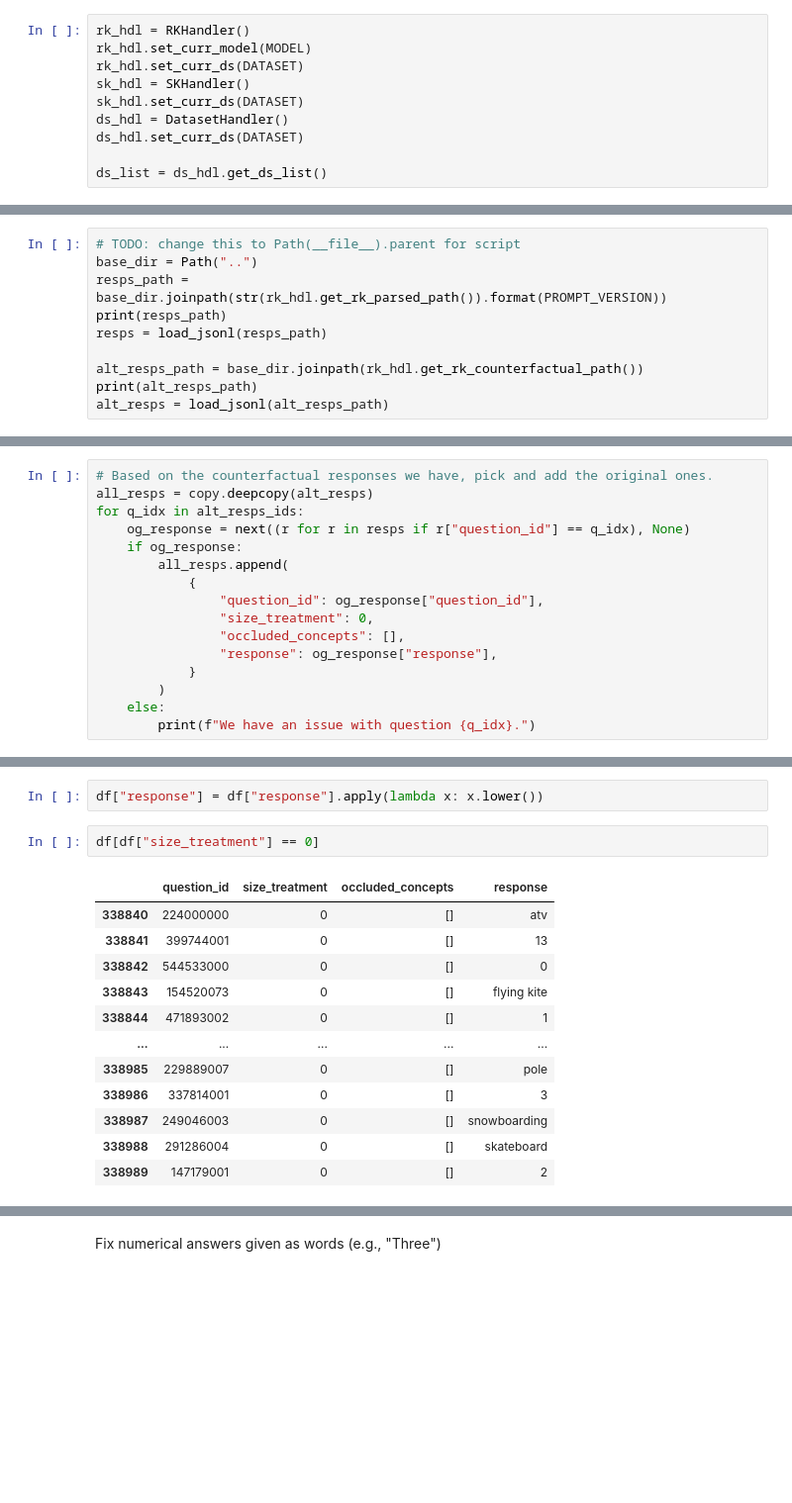
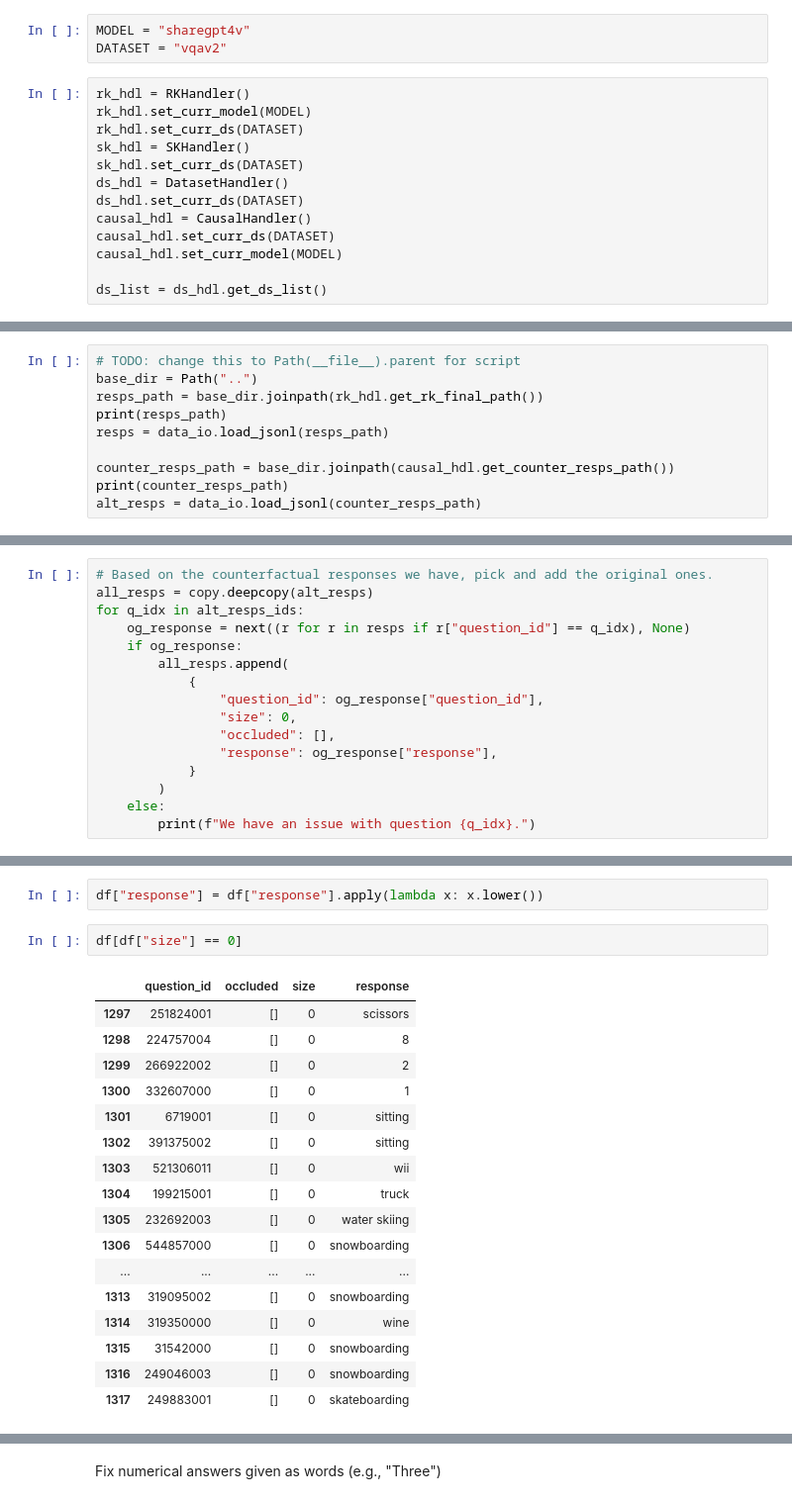
Before and after one commit to LCorti/vlm_diagnosis, a Jupyter notebook: causal_analysis/causal_effects.ipynb, the cells around one changed output, grey strips where cells are left out. Shown: that part at 99% size. Saved outputs shown, nothing was run; the diff lists cells and outputs as text; blank space fills up the shorter version.

```diff
--- a/causal_analysis/causal_effects.ipynb
+++ b/causal_analysis/causal_effects.ipynb
@@ -33,3 +30,6 @@ DATASET = "vqav2"
+# %%
+MODEL = "sharegpt4v"
+DATASET = "vqav2"
 # %%
 rk_hdl = RKHandler()
 rk_hdl.set_curr_model(MODEL)
@@ -38,6 +38,9 @@ sk_hdl = SKHandler()
 sk_hdl.set_curr_ds(DATASET)
 ds_hdl = DatasetHandler()
 ds_hdl.set_curr_ds(DATASET)
+causal_hdl = CausalHandler()
+causal_hdl.set_curr_ds(DATASET)
+causal_hdl.set_curr_model(MODEL)
 
 ds_list = ds_hdl.get_ds_list()
 # %% [markdown]
@@ -46,11 +49,11 @@ Load responses_counter
 # %%
 # TODO: change this to Path(__file__).parent for script
 base_dir = Path("..")
-resps_path = base_dir.joinpath(str(rk_hdl.get_rk_parsed_path()).format(PROMPT_VERSION))
+resps_path = base_dir.joinpath(rk_hdl.get_rk_final_path())
 print(resps_path)
-resps = load_jsonl(resps_path)
+resps = data_io.load_jsonl(resps_path)
 
-alt_resps_path = base_dir.joinpath(rk_hdl.get_rk_counterfactual_path())
-print(alt_resps_path)
-alt_resps = load_jsonl(alt_resps_path)
+counter_resps_path = base_dir.joinpath(causal_hdl.get_counter_resps_path())
+print(counter_resps_path)
+alt_resps = data_io.load_jsonl(counter_resps_path)
 # %% [output]
@@ -89,8 +92,8 @@ for q_idx in alt_resps_ids:
         all_resps.append(
             {
                 "question_id": og_response["question_id"],
-                "size_treatment": 0,
-                "occluded_concepts": [],
+                "size": 0,
+                "occluded": [],
                 "response": og_response["response"],
             }
         )
@@ -115,17 +118,22 @@
 # %%
 df["response"] = df["response"].apply(lambda x: x.lower())
 # %%
-df[df["size_treatment"] == 0]
+df[df["size"] == 0]
 # %% [output]
-|  | question_id | size_treatment | occluded_concepts | response |
-| 338840 | 224000000 | 0 | [] | atv |
-| 338841 | 399744001 | 0 | [] | 13 |
-| 338842 | 544533000 | 0 | [] | 0 |
-| 338843 | 154520073 | 0 | [] | flying kite |
-| 338844 | 471893002 | 0 | [] | 1 |
+|  | question_id | occluded | size | response |
+| 1297 | 251824001 | [] | 0 | scissors |
+| 1298 | 224757004 | [] | 0 | 8 |
+| 1299 | 266922002 | [] | 0 | 2 |
+| 1300 | 332607000 | [] | 0 | 1 |
+| 1301 | 6719001 | [] | 0 | sitting |
+| 1302 | 391375002 | [] | 0 | sitting |
+| 1303 | 521306011 | [] | 0 | wii |
+| 1304 | 199215001 | [] | 0 | truck |
+| 1305 | 232692003 | [] | 0 | water skiing |
+| 1306 | 544857000 | [] | 0 | snowboarding |
 | ... | ... | ... | ... | ... |
-| 338985 | 229889007 | 0 | [] | pole |
-| 338986 | 337814001 | 0 | [] | 3 |
-| 338987 | 249046003 | 0 | [] | snowboarding |
-| 338988 | 291286004 | 0 | [] | skateboard |
-| 338989 | 147179001 | 0 | [] | 2 |
+| 1313 | 319095002 | [] | 0 | snowboarding |
+| 1314 | 319350000 | [] | 0 | wine |
+| 1315 | 31542000 | [] | 0 | snowboarding |
+| 1316 | 249046003 | [] | 0 | snowboarding |
+| 1317 | 249883001 | [] | 0 | skateboarding |
```
Also changed, not shown: parts of 26 cells of this notebook, 1 other file.
